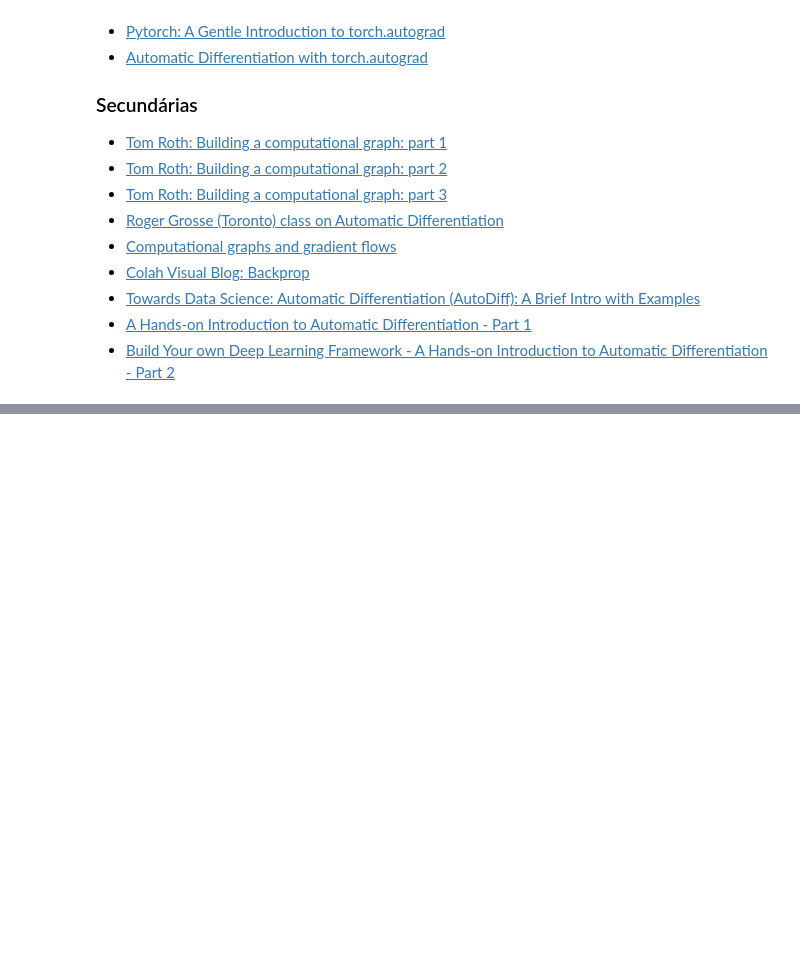
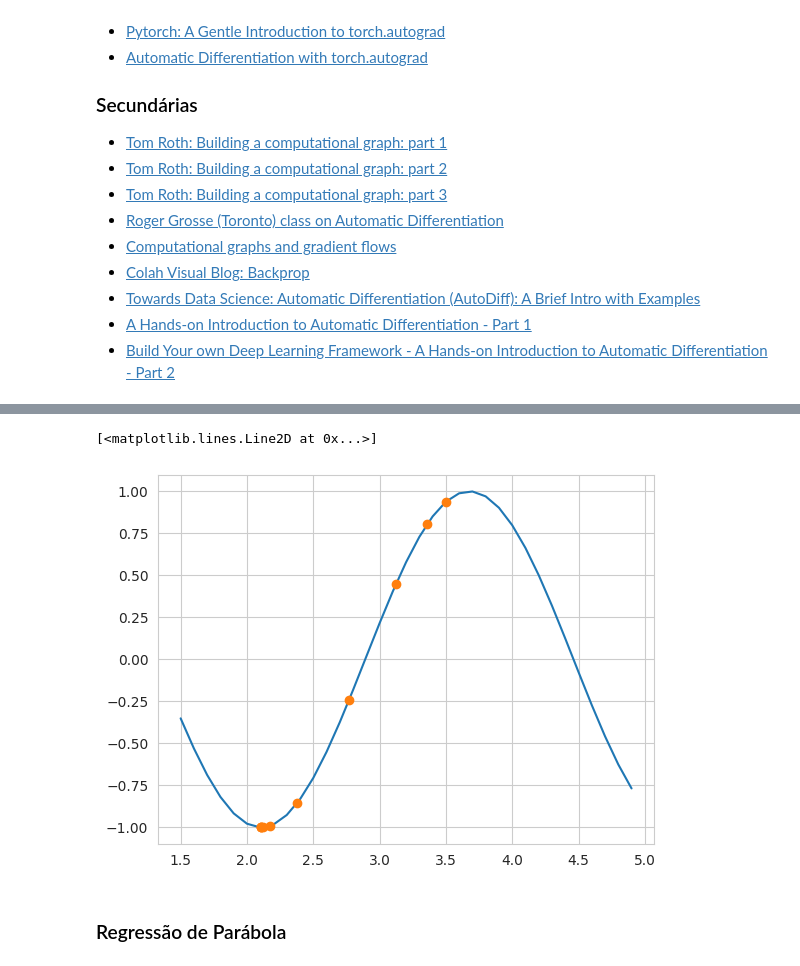
Before and after one commit to LuisEduardoF/RedesNeurais_202501, a Jupyter notebook: Trabalho01_Luis_Camara_RN.ipynb, the cells around one changed output, grey strips where cells are left out. Cells and saved outputs as stored; diff of their text form; code cells hidden in the pictures; blank space fills up the shorter version.

```diff
--- a/Trabalho01_Luis_Camara_RN.ipynb
+++ b/Trabalho01_Luis_Camara_RN.ipynb
@@ -1037,0 +1075,9 @@ Tensor([[-0.00278095]
+# %%
+NameManager.reset()
+
+def fn(inputs):
+    x = inputs[0]
+    return sin(add(prod(x, 2), 0.5))
+
+x = Tensor(3.5)
+history = gd(fn, 10, 0.2, [x])
@@ -1037,0 +1095,15 @@ Tensor([[-0.00278095]
+# %%
+
+x = [h['vars'][0] for h in history]
+y = [h['loss'] for h in history]
+
+x_fn = np.arange(1.5, 5, 0.1)
+y_fn = [fn([x]).numpy().squeeze() for x in x_fn]
+
+plt.plot(x_fn, y_fn, '-')
+plt.plot(x, y, 'o')
+# %% [output]
+[<matplotlib.lines.Line2D at 0x...>]
+[figure, added]
+# %% [markdown]
+### Regressão de Parábola
```
Also changed, not shown: parts of 21 cells of this notebook.
